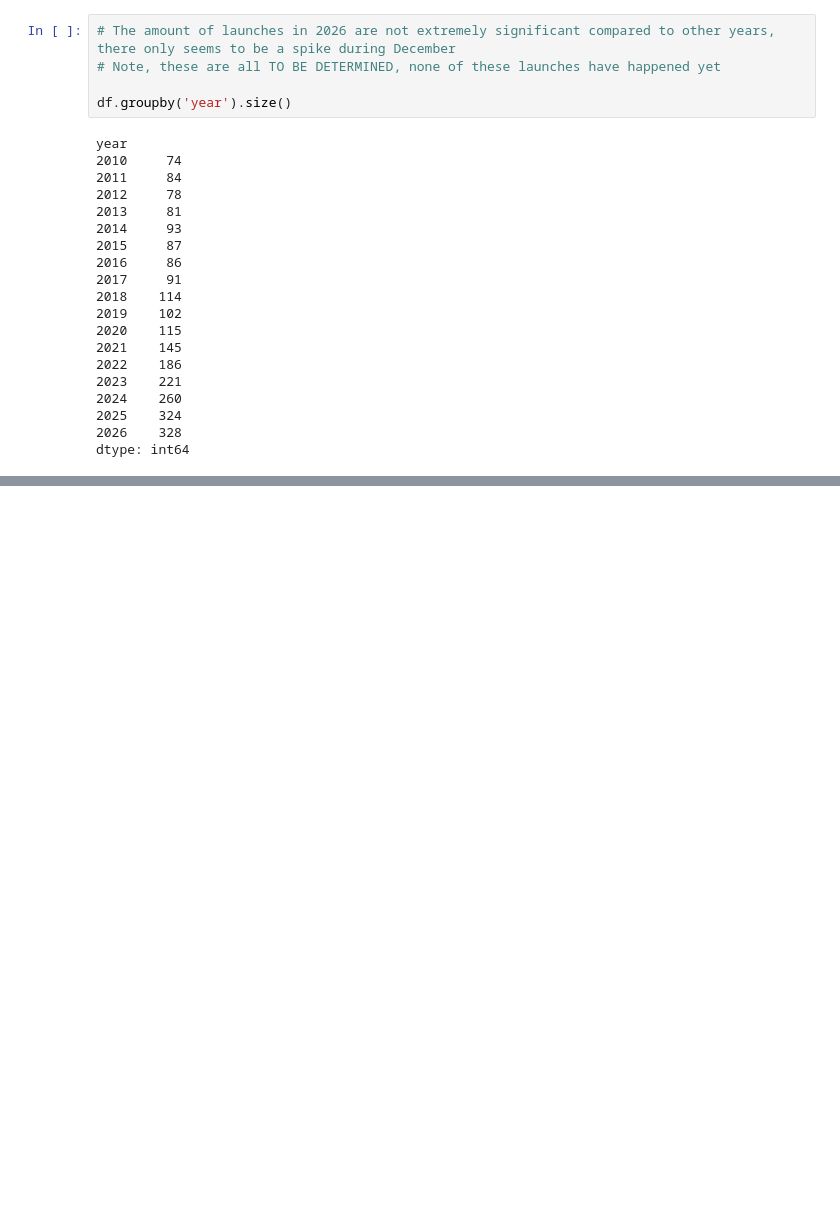
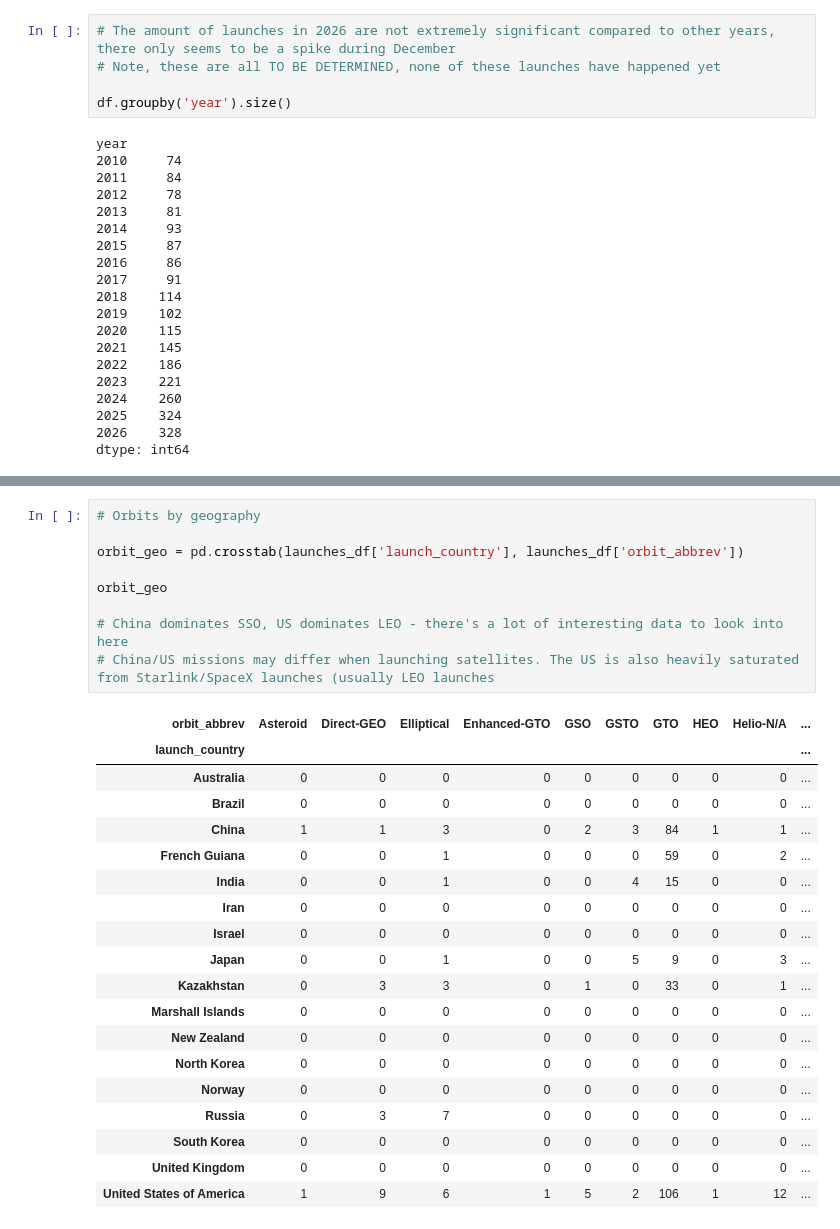
Before and after one commit to kurathemonster/launches, a Jupyter notebook: notebooks/base_analysis.ipynb, the cells around one changed output, grey strips where cells are left out. Drawn from its saved outputs; the diff is of its cells as text; blank space fills up the shorter version.

```diff
--- a/notebooks/base_analysis.ipynb
+++ b/notebooks/base_analysis.ipynb
@@ -276,0 +358,29 @@ dtype: int64
+# %%
+# Orbits by geography
+
+orbit_geo = pd.crosstab(launches_df['launch_country'], launches_df['orbit_abbrev'])
+
+orbit_geo
+
+# China dominates SSO, US dominates LEO - there's a lot of interesting data to look into here
+# China/US missions may differ when launching satellites. The US is also heavily saturated from Starlink/SpaceX launches (usually LEO launches
+# %% [output]
+| orbit_abbrev | Asteroid | Direct-GEO | Elliptical | Enhanced-GTO | GSO | GSTO | GTO | HEO | Helio-N/A | ... |
+| launch_country |  |  |  |  |  |  |  |  |  | ... |
+| Australia | 0 | 0 | 0 | 0 | 0 | 0 | 0 | 0 | 0 | ... |
+| Brazil | 0 | 0 | 0 | 0 | 0 | 0 | 0 | 0 | 0 | ... |
+| China | 1 | 1 | 3 | 0 | 2 | 3 | 84 | 1 | 1 | ... |
+| French Guiana | 0 | 0 | 1 | 0 | 0 | 0 | 59 | 0 | 2 | ... |
+| India | 0 | 0 | 1 | 0 | 0 | 4 | 15 | 0 | 0 | ... |
+| Iran | 0 | 0 | 0 | 0 | 0 | 0 | 0 | 0 | 0 | ... |
+| Israel | 0 | 0 | 0 | 0 | 0 | 0 | 0 | 0 | 0 | ... |
+| Japan | 0 | 0 | 1 | 0 | 0 | 5 | 9 | 0 | 3 | ... |
+| Kazakhstan | 0 | 3 | 3 | 0 | 1 | 0 | 33 | 0 | 1 | ... |
+| Marshall Islands | 0 | 0 | 0 | 0 | 0 | 0 | 0 | 0 | 0 | ... |
+| New Zealand | 0 | 0 | 0 | 0 | 0 | 0 | 0 | 0 | 0 | ... |
+| North Korea | 0 | 0 | 0 | 0 | 0 | 0 | 0 | 0 | 0 | ... |
+| Norway | 0 | 0 | 0 | 0 | 0 | 0 | 0 | 0 | 0 | ... |
+| Russia | 0 | 3 | 7 | 0 | 0 | 0 | 0 | 0 | 0 | ... |
+| South Korea | 0 | 0 | 0 | 0 | 0 | 0 | 0 | 0 | 0 | ... |
+| United Kingdom | 0 | 0 | 0 | 0 | 0 | 0 | 0 | 0 | 0 | ... |
+| United States of America | 1 | 9 | 6 | 1 | 5 | 2 | 106 | 1 | 12 | ... |
```
Also changed, not shown: parts of 7 cells of this notebook, 1 other file.
